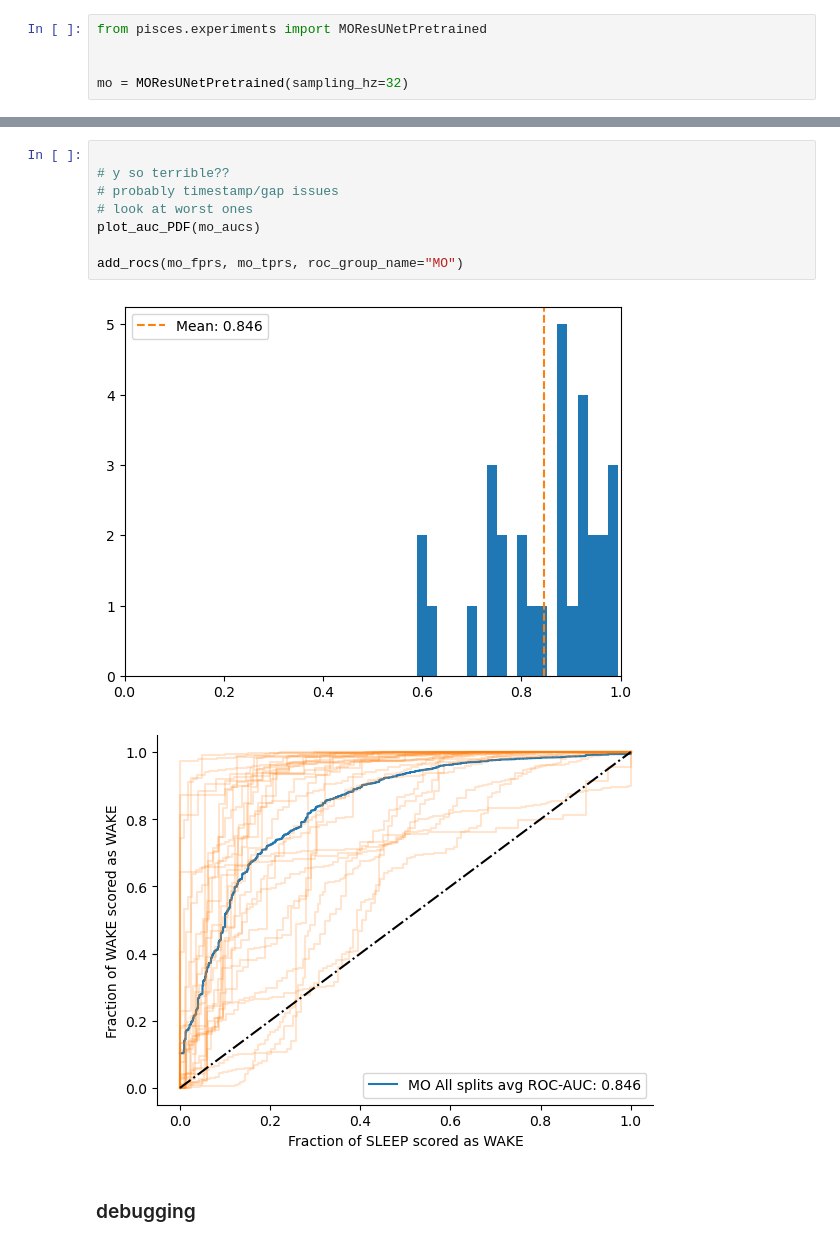
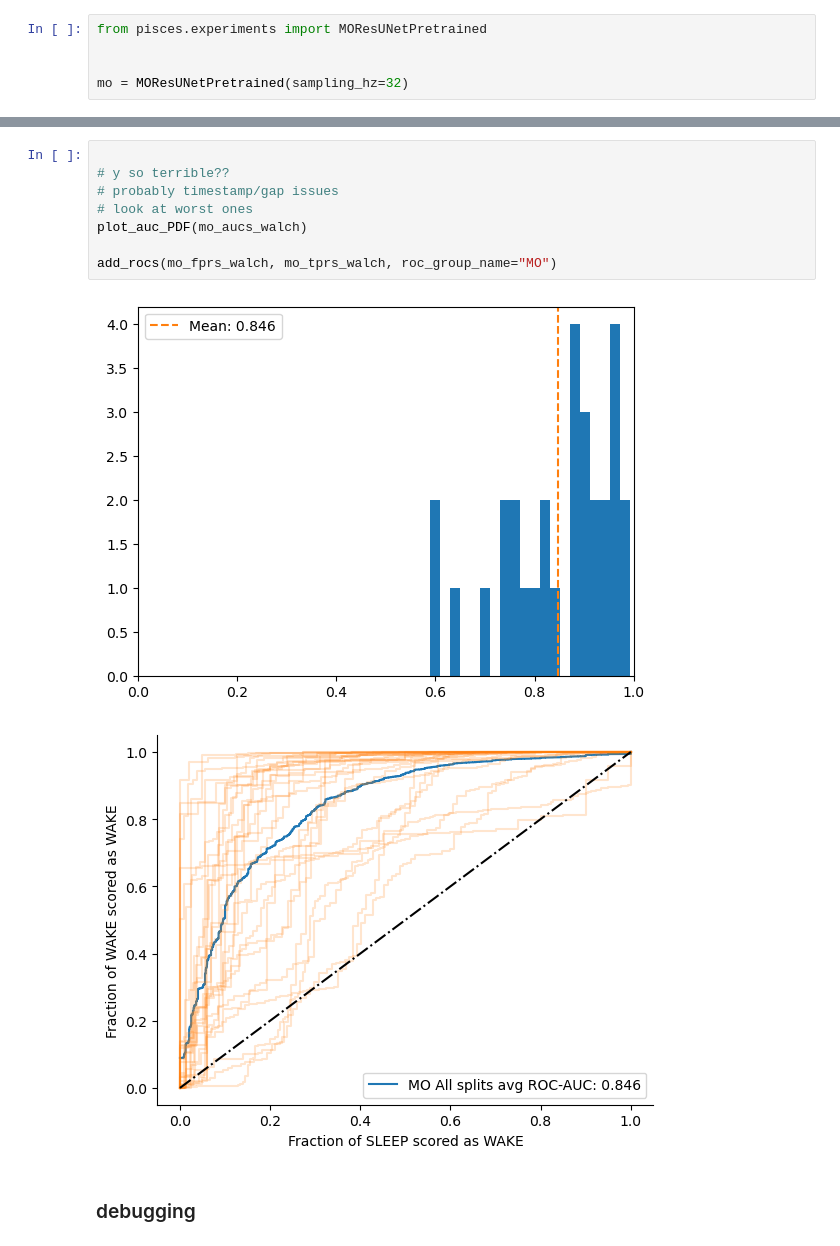
Before and after one commit to Arcascope/pisces, a Jupyter notebook: analyses/stationary_vs_hybrid.ipynb, the cells around one changed output, grey strips where cells are left out. Drawn from its saved outputs; the diff is of its cells as text.

```diff
--- a/analyses/stationary_vs_hybrid.ipynb
+++ b/analyses/stationary_vs_hybrid.ipynb
@@ -173,14 +208,14 @@ plot_auc_CDF(mo_aucs)
 # %%
 
 # y so terrible??
 # probably timestamp/gap issues
 # look at worst ones
-plot_auc_PDF(mo_aucs)
+plot_auc_PDF(mo_aucs_walch)
 
-add_rocs(mo_fprs, mo_tprs, roc_group_name="MO")
+add_rocs(mo_fprs_walch, mo_tprs_walch, roc_group_name="MO")
 # %% [output]
-[figure, old version]
+[figure, new version]
-[figure, old version]
+[figure, new version]
 # %% [markdown]
 ### debugging
 # %%
```
Also changed, not shown: parts of 25 cells of this notebook, 3 other files.
